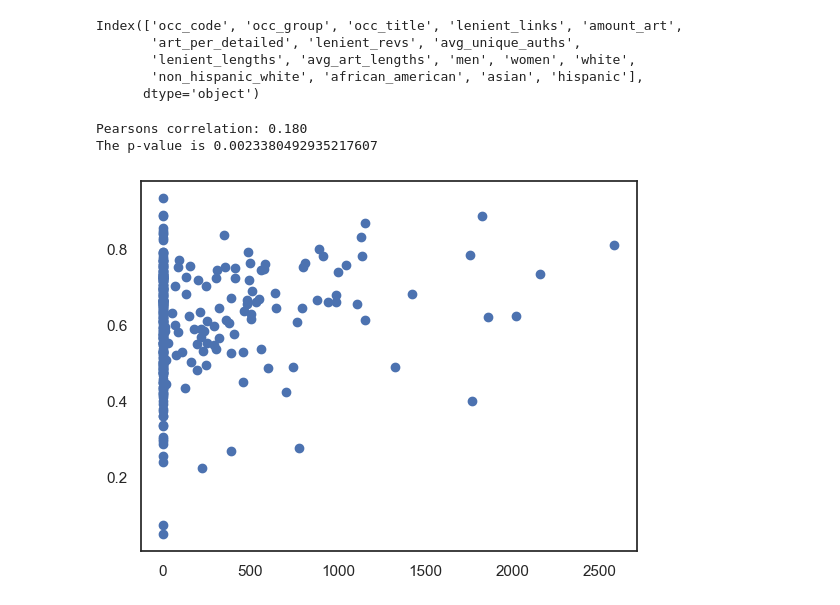
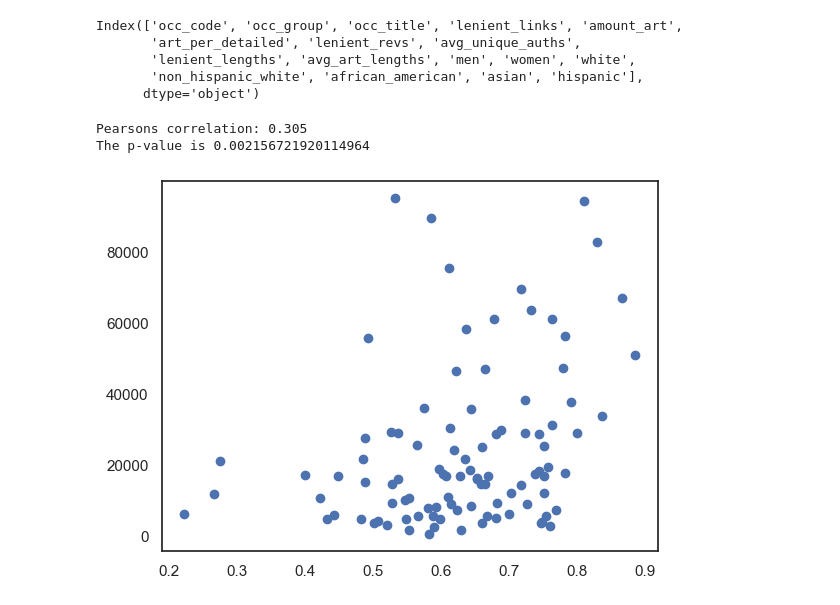
Before and after one commit to digital-scrappy/wikipedia-revisions, a Jupyter notebook: Analysis/DETAILED_gender_race_analysis.ipynb, the cells around one changed output. Cells and saved outputs as stored; diff of their text form; code cells hidden in the pictures.

```diff
--- a/Analysis/DETAILED_gender_race_analysis.ipynb
+++ b/Analysis/DETAILED_gender_race_analysis.ipynb
@@ -63,6 +63,7 @@ if "avg_art_lengths" not in df_detailed:
 if "amount_art" not in df_detailed:
     df_detailed.insert(4, "amount_art", number_articles)
 
+df_detailed = df_detailed.loc[df_detailed['lenient_links'] != "[]"] # after this, only about 100 observations
 df_detailed.head(3)
 # %% [output]
 |  | occ_code | occ_group | occ_title | lenient_links | amount_art | art_per_detailed | lenient_revs | ... |
@@ -78,15 +79,14 @@ Index(['occ_code', 'occ_group', 'occ_title', 'lenient_links', 'amount_art',
        'non_hispanic_white', 'african_american', 'asian', 'hispanic'],
       dtype='object')
 # %%
-target_var = "non_hispanic_white"
+wiki_metric_var = "avg_art_lengths"
+race_gender_var = "non_hispanic_white"
 
-second_var = "avg_unique_auths"
-
-viz_scatterplot_correlation(df_detailed, target_var, second_var)
+viz_scatterplot_correlation(df_detailed, wiki_metric_var, race_gender_var)
 # %% [output]
-Pearsons correlation: 0.180
-The p-value is 0.0023380492935217607
+Pearsons correlation: 0.305
+The p-value is 0.002156721920114964
-[figure, old version]
+[figure, new version]
 # %%
 sns.set_theme(style="white")
 
```
Also changed, not shown: parts of 2 cells of this notebook, 1 other file.
